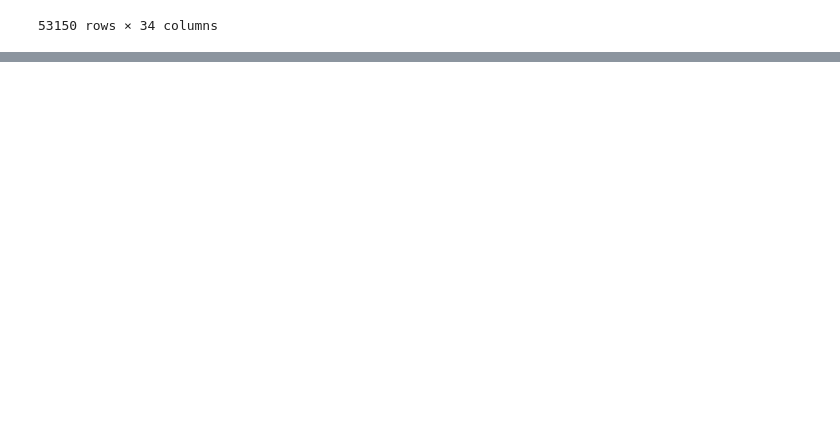
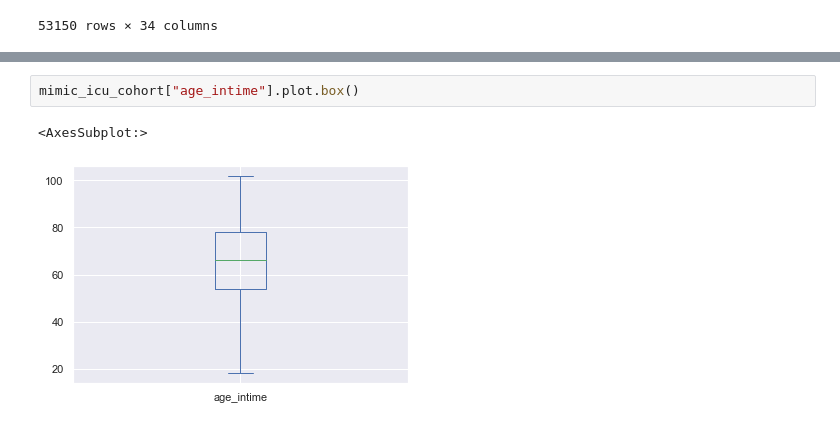
Before and after one commit to LangeSymposium/2022-July-Workshop, a Jupyter notebook: module1-03-Python/module1-03-Python.ipynb, the cells around one changed output, grey strips where cells are left out. Drawn from its saved outputs; the diff is of its cells as text; blank space fills up the shorter version.

```diff
--- a/module1-03-Python/module1-03-Python.ipynb
+++ b/module1-03-Python/module1-03-Python.ipynb
@@ -306,0 +400,5 @@ mimic_icu_cohort
+# %%
+mimic_icu_cohort["age_intime"].plot.box()
+# %% [output]
+<AxesSubplot:>
+[figure, added]
```
Also changed, not shown: parts of 25 cells of this notebook.
